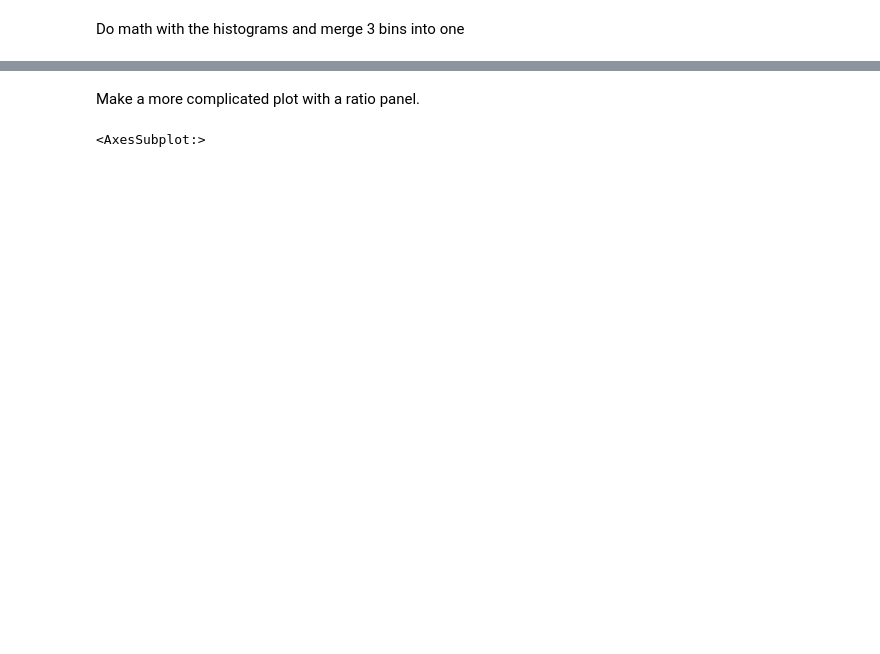
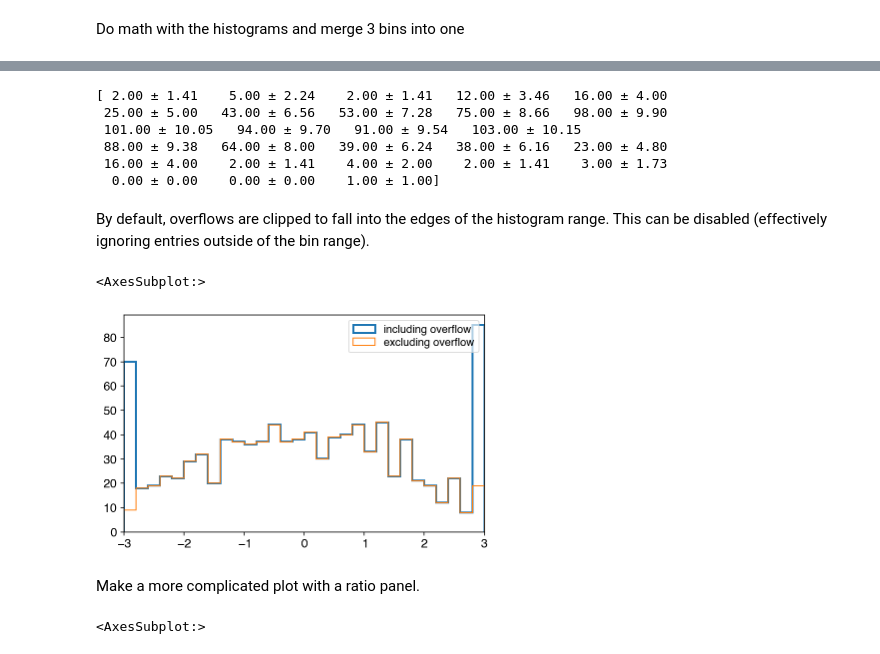
Before and after one commit to aminnj/yahist, a Jupyter notebook: examples/basic.ipynb, the cells around one changed output, grey strips where cells are left out. Drawn from its saved outputs; the diff is of its cells as text; code cells hidden in the pictures; blank space fills up the shorter version.

```diff
--- a/examples/basic.ipynb
+++ b/examples/basic.ipynb
@@ -78,3 +89,24 @@ Do math with the histograms and merge 3 bins into one
+# %%
+v = np.random.normal(0, 2, 1000)
+Hist1D(v)
+# %% [output]
+[ 2.00 ± 1.41    5.00 ± 2.24    2.00 ± 1.41   12.00 ± 3.46   16.00 ± 4.00
+ 25.00 ± 5.00   43.00 ± 6.56   53.00 ± 7.28   75.00 ± 8.66   98.00 ± 9.90
+ 101.00 ± 10.05   94.00 ± 9.70   91.00 ± 9.54   103.00 ± 10.15
+ 88.00 ± 9.38   64.00 ± 8.00   39.00 ± 6.24   38.00 ± 6.16   23.00 ± 4.80
+ 16.00 ± 4.00    2.00 ± 1.41    4.00 ± 2.00    2.00 ± 1.41    3.00 ± 1.73
+  0.00 ± 0.00    0.00 ± 0.00    1.00 ± 1.00]
+# %% [markdown]
+By default, overflows are clipped to fall into the edges of the histogram range. This can be disabled (effectively ignoring entries outside of the bin range).
+# %%
+h1 = Hist1D(v, bins="30,-3,3")
+h2 = Hist1D(v, bins="30,-3,3", overflow=False)
+
+h1.plot(histtype="step", label="including overflow", linewidth=2)
+h2.plot(histtype="step", label="excluding overflow", linewidth=1)
+# %% [output]
+<AxesSubplot:>
+[figure, added]
 # %% [markdown]
 Make a more complicated plot with a ratio panel.
 # %%
```
Also changed, not shown: parts of 26 cells of this notebook, 4 other files.
